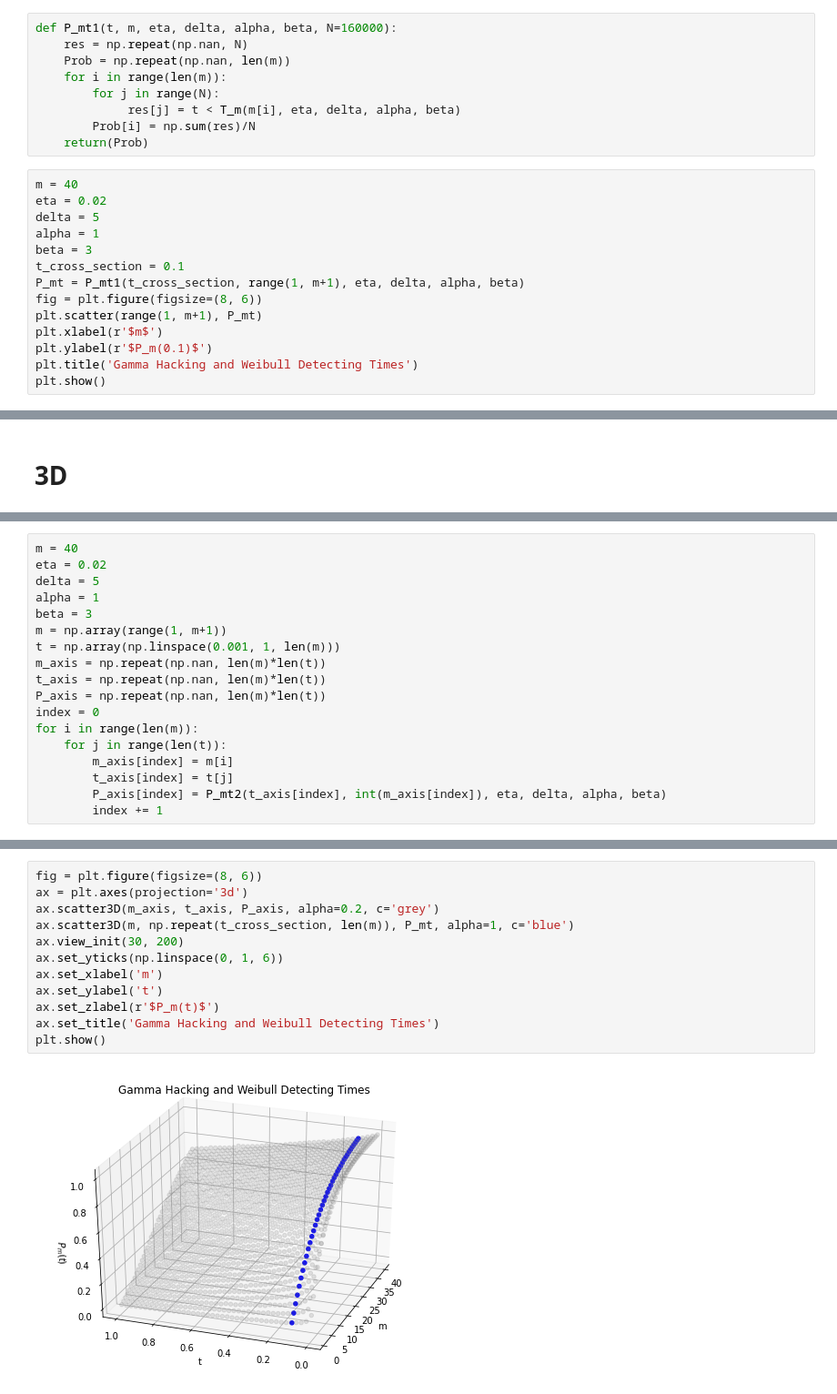
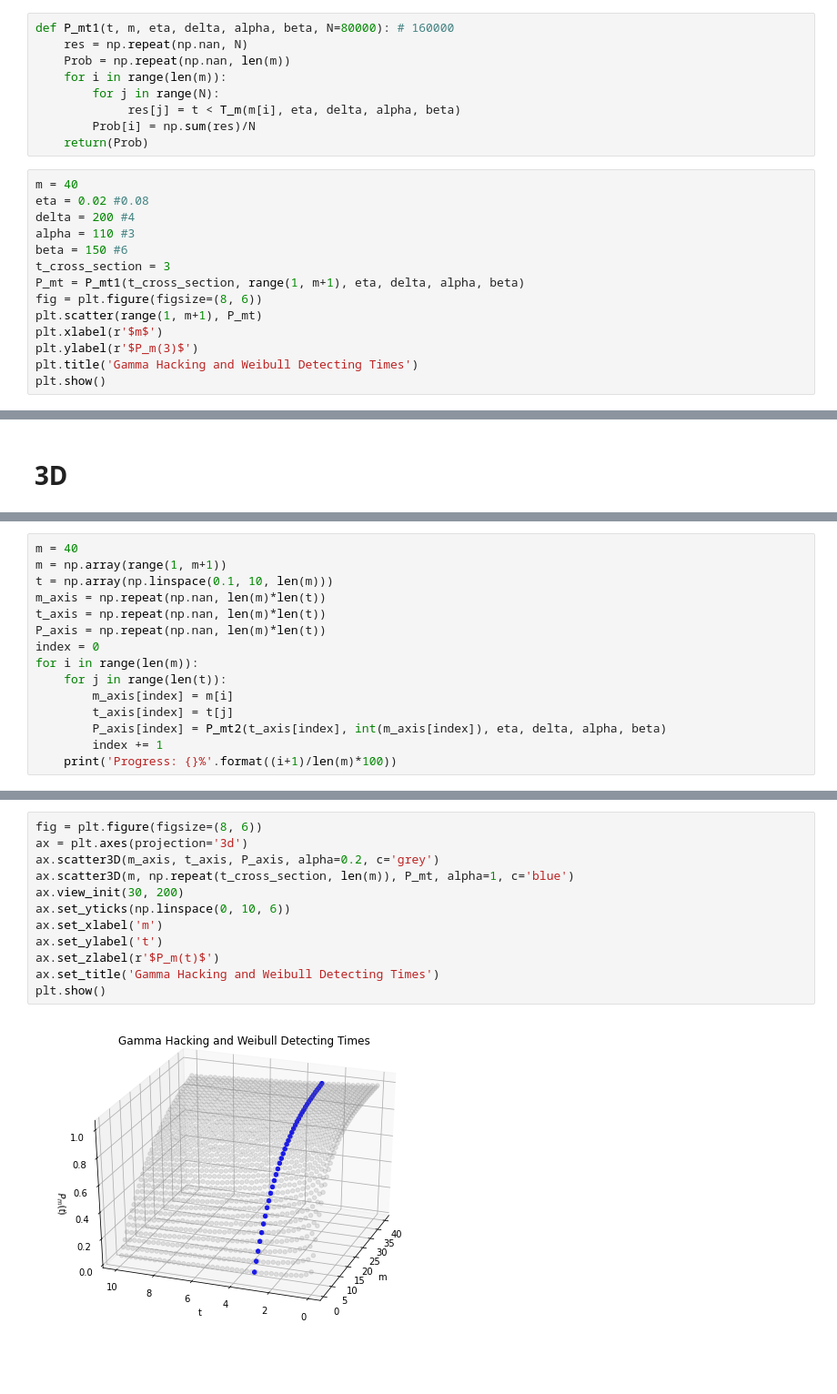
Before and after one commit to xuxiufeng/Blockchain_Simulations, a Jupyter notebook: Probability_Gamma_and_Weibull.ipynb, the cells around one changed output, grey strips where cells are left out. Shown at 91% size. Cells and saved outputs as stored; diff of their text form; blank space fills up the shorter version.

```diff
--- a/Probability_Gamma_and_Weibull.ipynb
+++ b/Probability_Gamma_and_Weibull.ipynb
@@ -17,7 +17,7 @@ def T_m(m, eta, delta, alpha, beta):
         y = weibull_min.rvs(c=beta, scale=alpha)
     return(sum_of_y + sum_of_x)
 # %%
-def P_mt1(t, m, eta, delta, alpha, beta, N=160000):
+def P_mt1(t, m, eta, delta, alpha, beta, N=80000): # 160000
     res = np.repeat(np.nan, N)
     Prob = np.repeat(np.nan, len(m))
     for i in range(len(m)):
@@ -27,16 +27,16 @@ def P_mt1(t, m, eta, delta, alpha, beta, N=160000):
     return(Prob)
 # %%
 m = 40
-eta = 0.02
-delta = 5
-alpha = 1
-beta = 3
-t_cross_section = 0.1
+eta = 0.02 #0.08
+delta = 200 #4
+alpha = 110 #3
+beta = 150 #6
+t_cross_section = 3
 P_mt = P_mt1(t_cross_section, range(1, m+1), eta, delta, alpha, beta)
 fig = plt.figure(figsize=(8, 6))
 plt.scatter(range(1, m+1), P_mt)
 plt.xlabel(r'$m$')
-plt.ylabel(r'$P_m(0.1)$')
+plt.ylabel(r'$P_m(3)$')
 plt.title('Gamma Hacking and Weibull Detecting Times')
 plt.show()
 # %% [output]
@@ -52,12 +52,8 @@ def P_mt2(t, m, eta, delta, alpha, beta, N=30000): # N: iterations
     return (Prob)
 # %%
 m = 40
-eta = 0.02
-delta = 5
-alpha = 1
-beta = 3
 m = np.array(range(1, m+1))
-t = np.array(np.linspace(0.001, 1, len(m)))
+t = np.array(np.linspace(0.1, 10, len(m)))
 m_axis = np.repeat(np.nan, len(m)*len(t))
 t_axis = np.repeat(np.nan, len(m)*len(t))
 P_axis = np.repeat(np.nan, len(m)*len(t))
@@ -68,3 +64,4 @@ for i in range(len(m)):
         t_axis[index] = t[j]
         P_axis[index] = P_mt2(t_axis[index], int(m_axis[index]), eta, delta, alpha, beta)
         index += 1
+    print('Progress: {}%'.format((i+1)/len(m)*100))
@@ -71,14 +86,14 @@ for i in range(len(m)):
 # %%
 fig = plt.figure(figsize=(8, 6))
 ax = plt.axes(projection='3d')
 ax.scatter3D(m_axis, t_axis, P_axis, alpha=0.2, c='grey')
 ax.scatter3D(m, np.repeat(t_cross_section, len(m)), P_mt, alpha=1, c='blue')
 ax.view_init(30, 200)
-ax.set_yticks(np.linspace(0, 1, 6))
+ax.set_yticks(np.linspace(0, 10, 6))
 ax.set_xlabel('m')
 ax.set_ylabel('t')
 ax.set_zlabel(r'$P_m(t)$')
 ax.set_title('Gamma Hacking and Weibull Detecting Times')
 plt.show()
 # %% [output]
-[figure, old version]
+[figure, new version]
```
Also changed, not shown: parts of 3 cells of this notebook.
